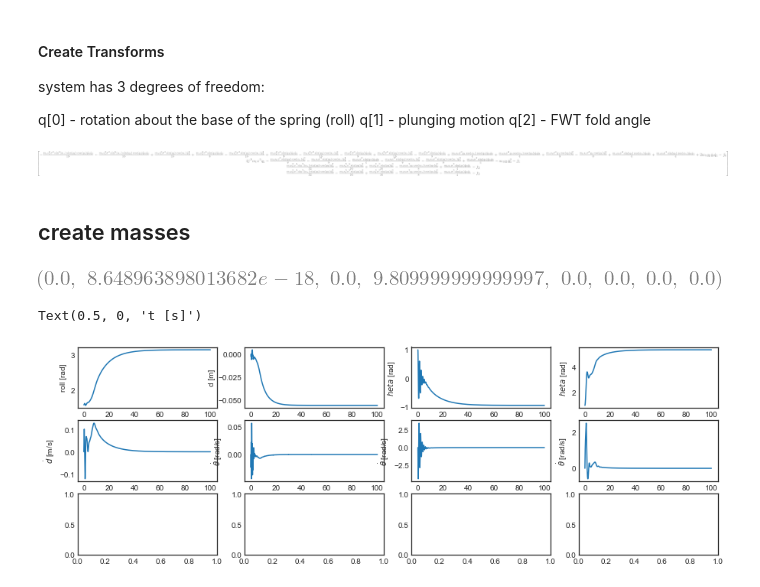
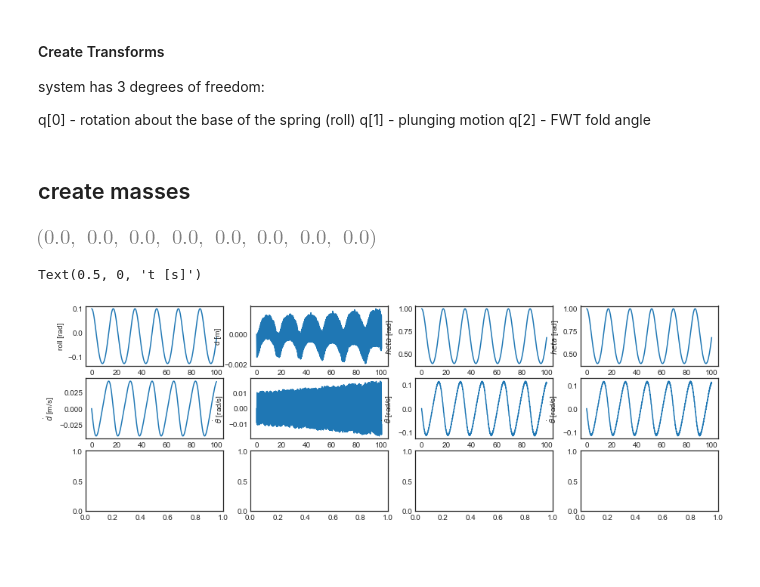
Before and after one commit to fh9g12/FwtModels, a Jupyter notebook: Workbooks/6_lets roll a rigid wing/1_simple rolling model.ipynb, the cells around one changed output. Drawn from its saved outputs; the diff is of its cells as text; code cells hidden in the pictures; blank space fills up the shorter version.

```diff
--- a/Workbooks/6_lets roll a rigid wing/1_simple rolling model.ipynb
+++ b/Workbooks/6_lets roll a rigid wing/1_simple rolling model.ipynb
@@ -108,7 +108,7 @@ wing_frame_aero = wing_frame.Translate(0,p.y_w,0)
 wing_AeroForces = ams.AeroModelv2(p,wing_frame_aero,p.a_w,(p.y_w,-p.s_w*half,p.s_w*half))
 
 #compistie force
-CompositeForce = ams.CompositeForce([fwt_GravityForces_rhs,fwt_GravityForces_lhs,
+CompositeForce = ams.CompositeForce(p,[fwt_GravityForces_rhs,fwt_GravityForces_lhs,
                                      rhs_fwt_AeroForces,lhs_fwt_AeroForces,
                                      wing_GravityForces,wing_AeroForces])
 # potential energy
@@ -116,10 +116,6 @@ U = half*p.k_w*(p.q[1])**2
 # %%
 # create instance of the model
 sm = rm.SymbolicModel(U,[bar_fwt_rhs,bar_fwt_lhs,bar_wing],p,ExtForces = CompositeForce)
-# %%
-sm.f
-# %% [output]
-[figure, removed]
 # %% [markdown]
 ## create masses
 # %%
@@ -130,16 +126,16 @@ tmax, dt = 100, 0.01
 
 #set velocity and alpha_r funcs
 def Vfunc(t,x):
-    return 25
+    return 0
 
 def arfunc(t,x):
-    return np.deg2rad(0)
+    return np.deg2rad(2)
     #return np.deg2rad(5)+np.sin(2*np.pi*1*t)*np.deg2rad(5)
 
 p.V.value = Vfunc
 p.alpha_r.value = arfunc
 
-y0 = [1.57,0,0,0,1,0,1,0]
+y0 = [0.1,0,0,0,1,0,1,0]
 #y0 = [1.5,0,0.02,0]
 ts = np.arange(0, tmax+dt, dt)
 
@@ -149,9 +145,9 @@ def objectiveDeriv(t,y):
     deriv = sm.deriv(t,y,p.GetNumericTuple(y,t))
     return tuple(np.where(np.isnan(constraints),deriv,constraints))
 # %%
-objectiveDeriv(0,[0,0,0,0,0,0,0,0])
+objectiveDeriv(0,[0,0,0,0,1,0,1,0])
 # %% [output]
-[figure, old version]
+[figure, new version]
 # %%
 yData = solve_ivp(objectiveDeriv,(0,tmax),y0)
 
@@ -205,4 +201,4 @@ axes[1][3].set_ylabel(r'$\dot{\theta}$ [rad/s]')
 axes[1][3].set_xlabel('t [s]')
 # %% [output]
 Text(0.5, 0, 't [s]')
-[figure, old version]
+[figure, new version]
```
Also changed, not shown: 8 other files.
